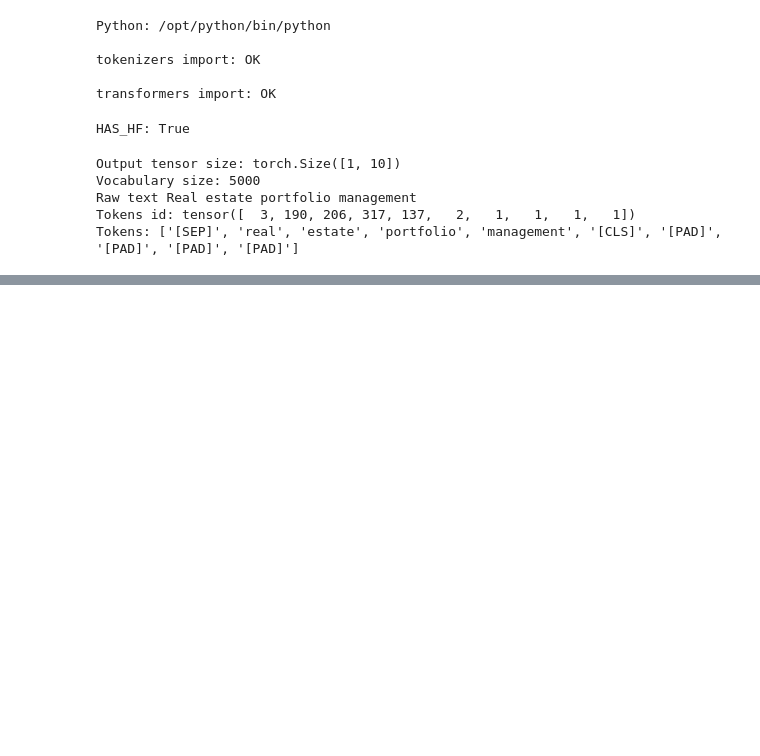
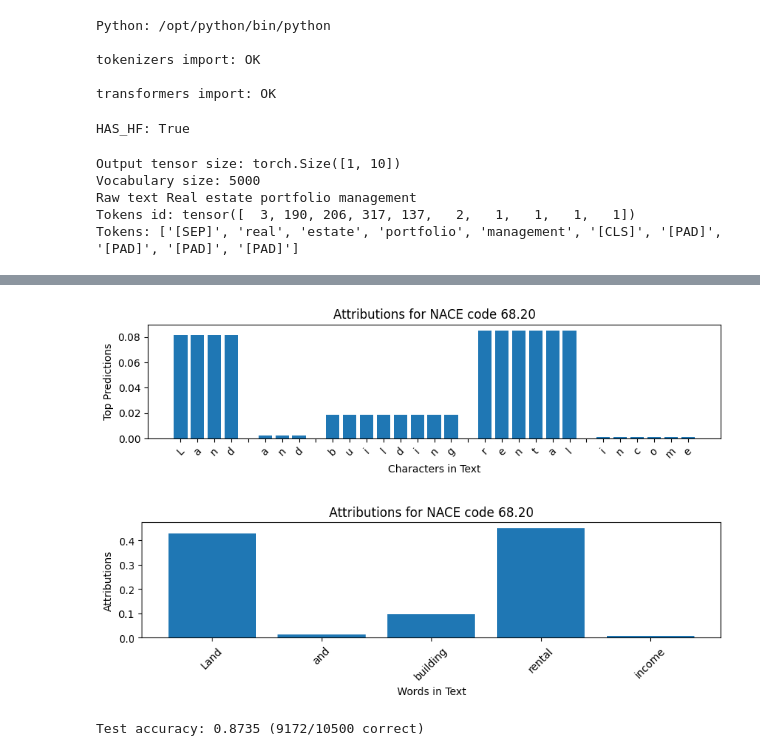
Before and after one commit to fdb001/funathon-project2, a Jupyter notebook: Funathon.ipynb, the cells around one changed output, grey strips where cells are left out. Drawn from its saved outputs; the diff is of its cells as text; code cells hidden in the pictures; blank space fills up the shorter version.

```diff
--- a/Funathon.ipynb
+++ b/Funathon.ipynb
@@ -242,0 +228,55 @@ TextClassificationModel(
+# %%
+import random
+
+random_indices = random.sample(range(len(X_test)), 3)
+example_texts = X_test[random_indices]
+example_true_codes = y_test[random_indices]
+print(example_texts)
+top_k = 5
+results = ttc.predict(example_texts, top_k=top_k, explain_with_captum=True)
+for i, text in enumerate(example_texts):
+    predicted_codes = [results["prediction"][i][k] for k in range(top_k)]
+    confidence = [results["confidence"][i][k].item() for k in range(top_k)]
+    print(f"\nText: {text}")
+    print(f"  True code: {example_true_codes[i]}")
+    for code, conf in zip(predicted_codes, confidence):
+        print(f"  {code}  (confidence: {conf:.3f})")
+# %%
+from torchTextClassifiers.utilities.plot_explainability import (
+    map_attributions_to_char, map_attributions_to_word,
+    plot_attributions_at_char, plot_attributions_at_word, figshow,
+)
+
+text_idx = 0
+top_k_idx = 0
+text_sample         = example_texts[text_idx]
+offsets             = results["offset_mapping"][text_idx]
+word_ids            = results["word_ids"][text_idx]
+predicted_code = results["prediction"][text_idx][top_k_idx]
+
+attributions  = results["captum_attributions"][text_idx][top_k_idx] # (seq_len,)
+
+words, word_attributions = map_attributions_to_word(
+    attributions.unsqueeze(0), text_sample, word_ids, offsets
+)
+char_attributions = map_attributions_to_char(attributions.unsqueeze(0), offsets, text_sample)
+
+titles = [f"Attributions for NACE code {predicted_code}"]
+
+figshow(plot_attributions_at_char(
+    text=text_sample, attributions_per_char=char_attributions, titles=titles,
+)[0])
+
+figshow(plot_attributions_at_word(
+    text=text_sample, words=words.values(), attributions_per_word=word_attributions, titles=titles,
+)[0])
+# %% [output]
+[figure, added]
+[figure, added]
+# %%
+results_test = ttc.predict(X_test, top_k=1)
+preds    = results_test["prediction"].squeeze(1)
+accuracy = (preds == y_test).mean()
+print(f"Test accuracy: {accuracy:.4f} ({int(accuracy * len(y_test))}/{len(y_test)} correct)")
+# %% [output]
+Test accuracy: 0.8735 (9172/10500 correct)
```
Also changed, not shown: parts of 6 cells of this notebook.
